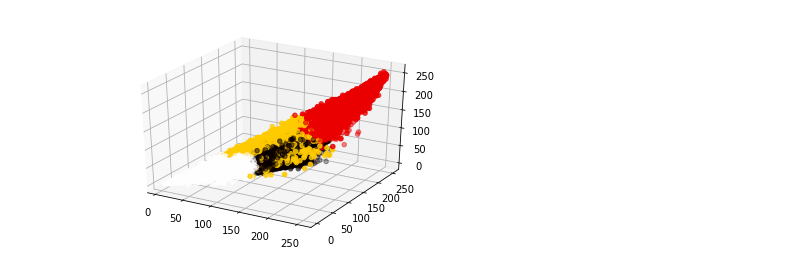
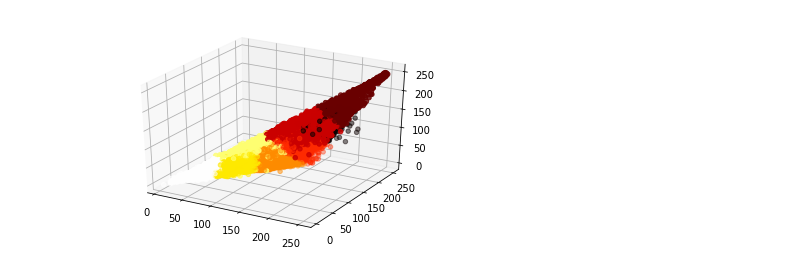
Before and after one commit to Ugenteraan/K-Means-Scratch, a Jupyter notebook: K_Means.ipynb, the cells around one changed output. Cells and saved outputs as stored; diff of their text form; code cells hidden in the pictures.

Commit message:
matrix implementation

```diff
--- a/K_Means.ipynb
+++ b/K_Means.ipynb
@@ -113,14 +89,14 @@ class K_Means:
 # %%
-kmeans = K_Means(k = 4, data_points=pixel_values)
-new_data, centroids = kmeans()
+kmeans = K_MeansMatrix(k=8, data_points=pixel_values)
+centroid_index, centroids = kmeans()
 # %%
 fig = plt.figure()
 ax = plt.axes(projection="3d")
-z_points = new_data[:,2]
-x_points = new_data[:,0]
-y_points = new_data[:,1]
-ax.scatter3D(x_points, y_points, z_points,c=new_data[:,-1], cmap="hot")
+z_points = pixel_values[:,2]
+x_points = pixel_values[:,0]
+y_points = pixel_values[:,1]
+ax.scatter3D(x_points, y_points, z_points,c=centroid_index, cmap="hot")
 plt.show()
 # %% [output]
-[figure, old version]
+[figure, new version]
 # %%
```
Also changed, not shown: parts of 11 cells of this notebook, 1 other file.
